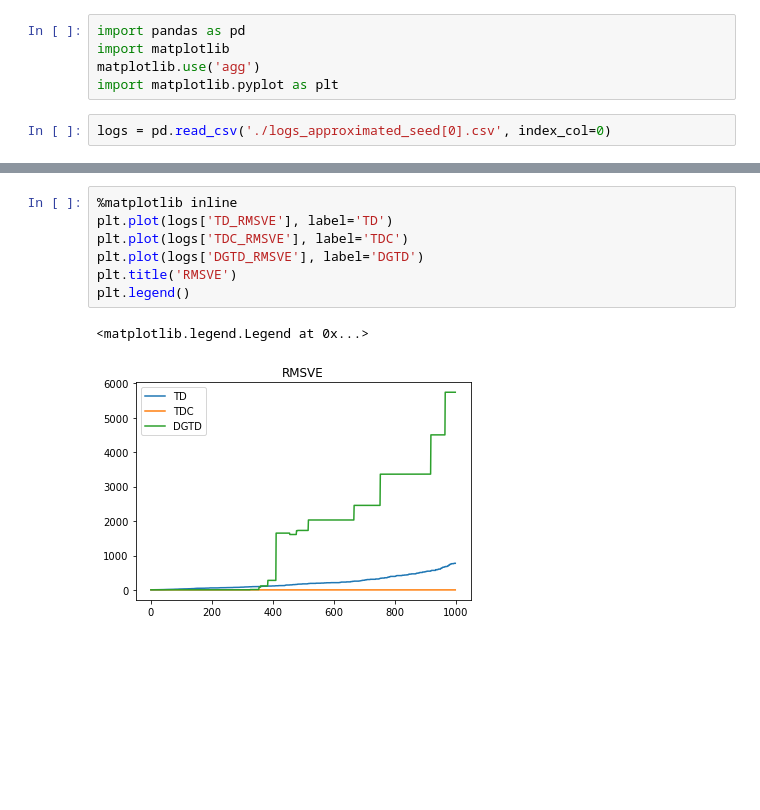
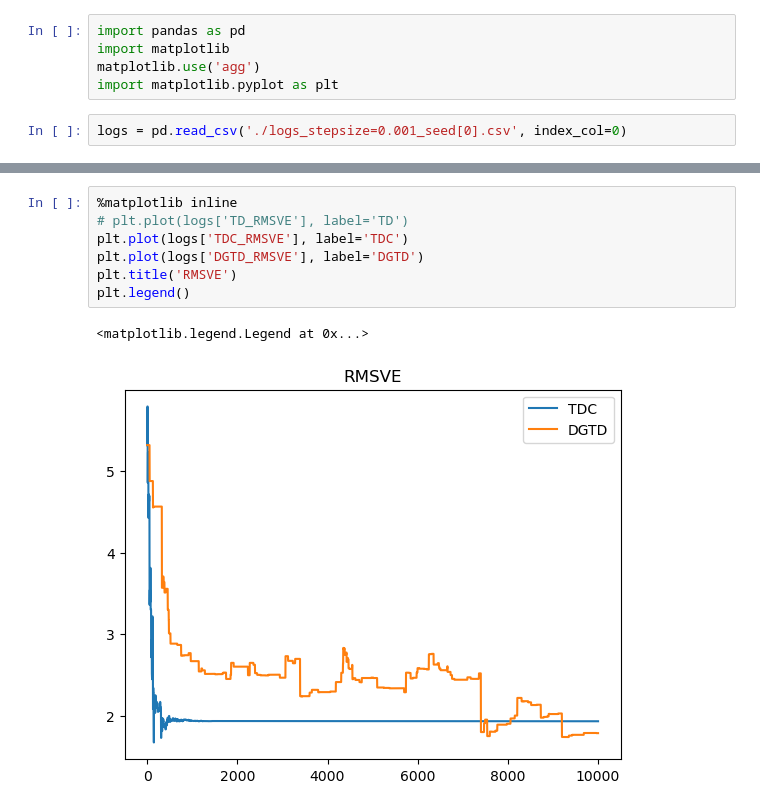
Before and after one commit to joeqian19025/Direct-GTD, a Jupyter notebook: visualization.ipynb, the cells around one changed output, grey strips where cells are left out. Cells and saved outputs as stored; diff of their text form; blank space fills up the shorter version.

Commit message:
Working Stepsize

```diff
--- a/visualization.ipynb
+++ b/visualization.ipynb
@@ -4,7 +4,7 @@ import matplotlib
 matplotlib.use('agg')
 import matplotlib.pyplot as plt
 # %%
-logs = pd.read_csv('./logs_approximated_seed[0].csv', index_col=0)
+logs = pd.read_csv('./logs_stepsize=0.001_seed[0].csv', index_col=0)
 # %%
 logs.tail()
 # %% [output]
@@ -17,13 +17,13 @@ logs.tail()
 # %%
 %matplotlib inline
-plt.plot(logs['TD_RMSVE'], label='TD')
+# plt.plot(logs['TD_RMSVE'], label='TD')
 plt.plot(logs['TDC_RMSVE'], label='TDC')
 plt.plot(logs['DGTD_RMSVE'], label='DGTD')
 plt.title('RMSVE')
 plt.legend()
 # %% [output]
 <matplotlib.legend.Legend at 0x...>
-[figure, old version]
+[figure, new version]
 # %%
 %matplotlib inline
 plt.plot(logs['TD_RMSPBE'], label='TD')
```
Also changed, not shown: parts of 2 cells of this notebook, 2 other files.
